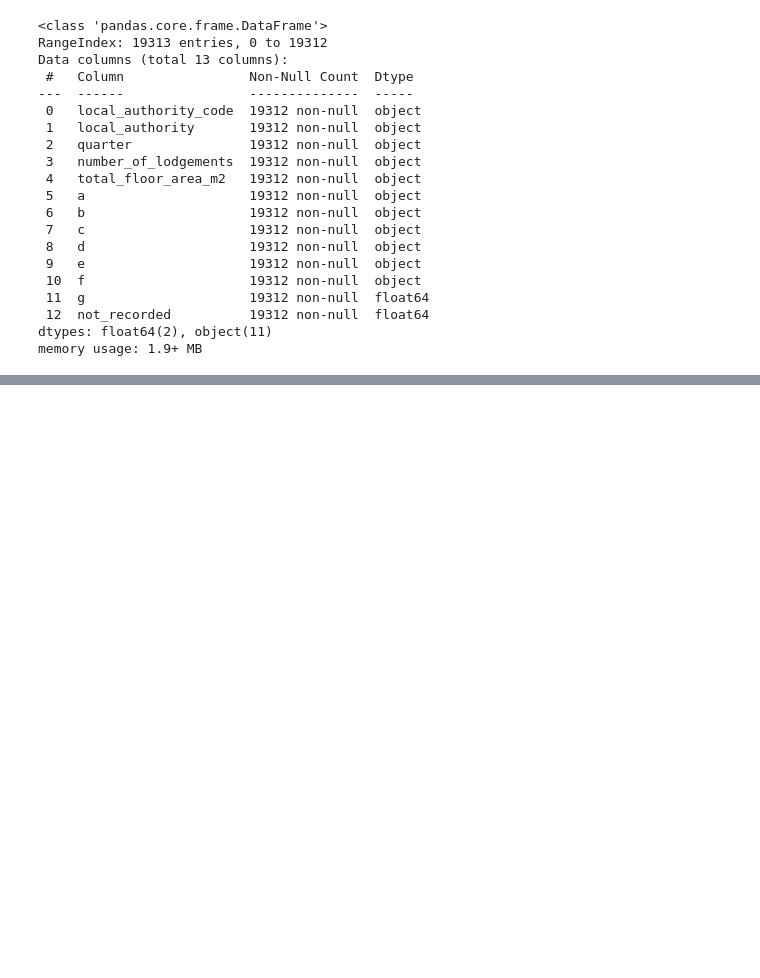
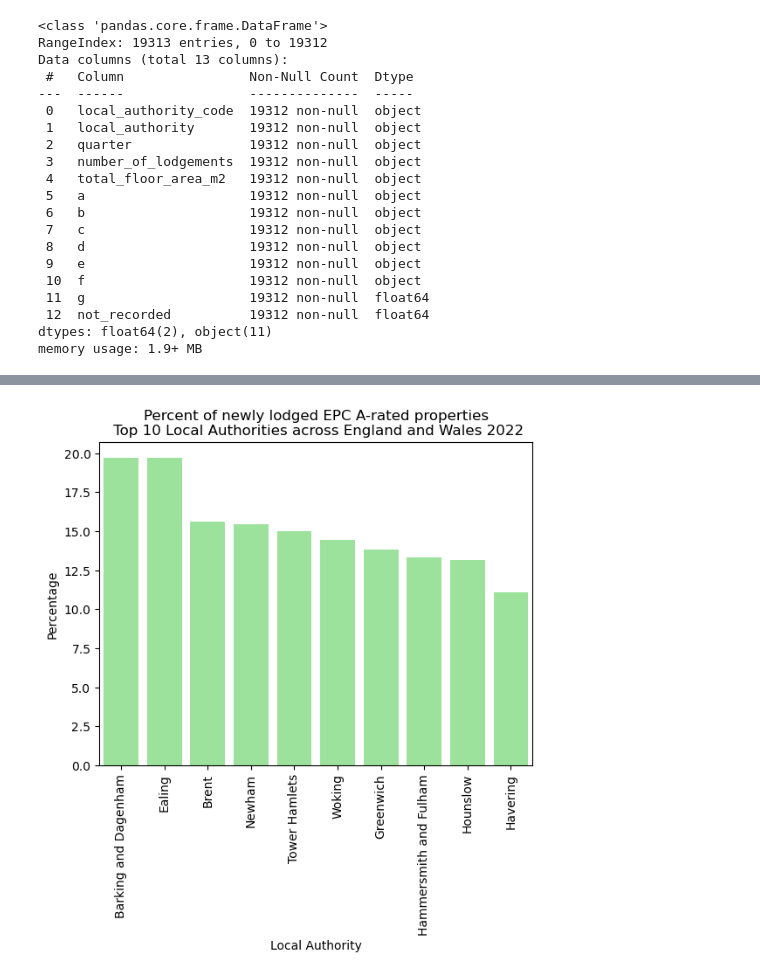
Before and after one commit to cassbc/PythonPortfolio, a Jupyter notebook: EPC ratings/Energy Ratings.ipynb, the cells around one changed output, grey strips where cells are left out. Saved outputs shown, nothing was run; the diff lists cells and outputs as text; code cells hidden in the pictures; blank space fills up the shorter version.

```diff
--- a/EPC ratings/Energy Ratings.ipynb
+++ b/EPC ratings/Energy Ratings.ipynb
@@ -169,0 +161,21 @@ plt.show()
+# %%
+#Adding a boolean column to see if a local authority is a London Borough
+#Using ONS labeling standards, local authority code E09 = London Boroughs
+#This column will help us understand the data better later on
+df_years['is_greater_london'] = df_years['local_authority_code'].str.contains('E09')
+# %%
+#Creating a function that will automatically calculate the
+#percentage of properties lodged under each grade for each local authority, every year
+
+ratings = ['a','b','c','d','e','f','g']
+
+def percentager(dataframe):
+    for item in ratings:
+        dataframe['percentage_'+item] = round(100*(dataframe[item]/dataframe['number_of_lodgements']),2)
+    return dataframe
+# %%
+df_years = df_years.apply(percentager, axis=1)
+# %%
+#Finding the top 10 performing regions - i.e. those with the most A rated EPC properties in 2022
+most_a = df_years[df_years['year'] == 2022].nlargest(10, 'percentage_a')
+most_a
@@ -169,0 +196,9 @@ plt.show()
+# %%
+ax1 = sns.barplot(data=most_a, x='local_authority', y='percentage_a', color='lightgreen')
+plt.xlabel('Local Authority')
+plt.ylabel('Percentage')
+plt.xticks(rotation=90)
+plt.title('Percent of newly lodged EPC A-rated properties\n Top 10 Local Authorities across England and Wales 2022')
+plt.show()
+# %% [output]
+[figure, added]
```
Also changed, not shown: parts of 24 cells of this notebook.
